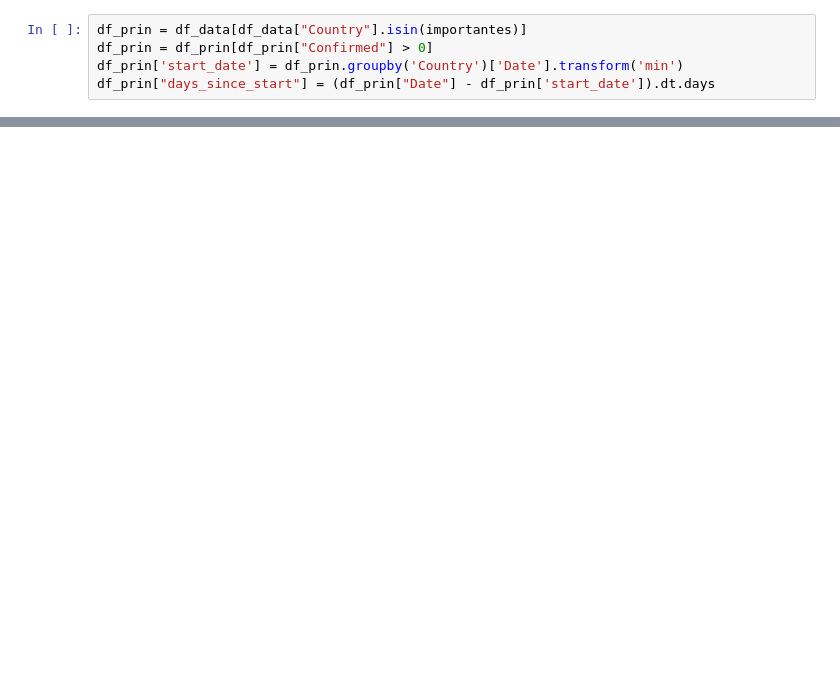
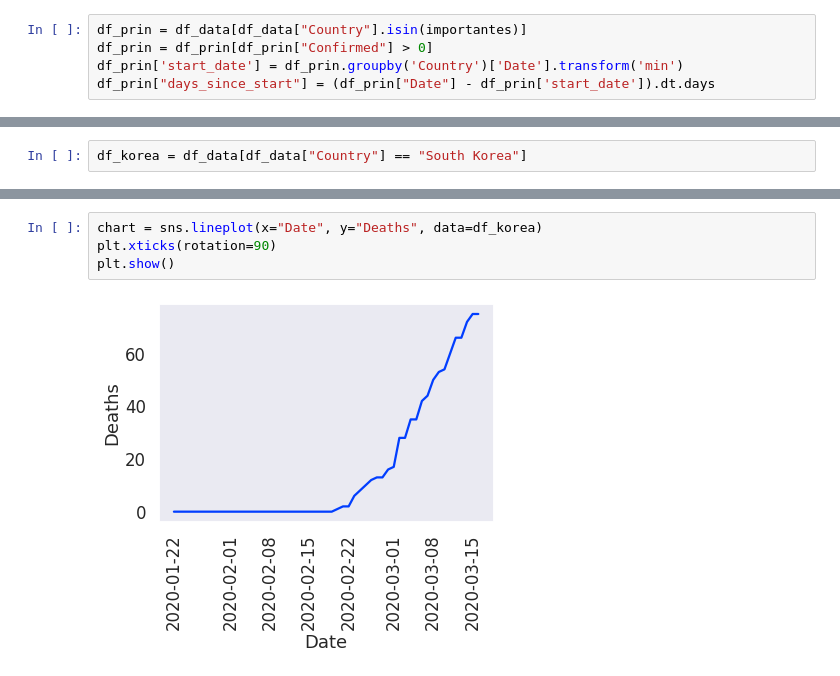
Before and after one commit to davidbetancur8/coronavirus, a Jupyter notebook: notebooks/viz.ipynb, the cells around one changed output, grey strips where cells are left out. Drawn from its saved outputs; the diff is of its cells as text; blank space fills up the shorter version.

```diff
--- a/notebooks/viz.ipynb
+++ b/notebooks/viz.ipynb
@@ -72,0 +73,2 @@ plt.show()
+# %%
+df_korea = df_data[df_data["Country"] == "South Korea"]
@@ -72,0 +88,6 @@ plt.show()
+# %%
+chart = sns.lineplot(x="Date", y="Deaths", data=df_korea)
+plt.xticks(rotation=90)
+plt.show()
+# %% [output]
+[figure, added]
```
Also changed, not shown: parts of 10 cells of this notebook, 1 other file.
